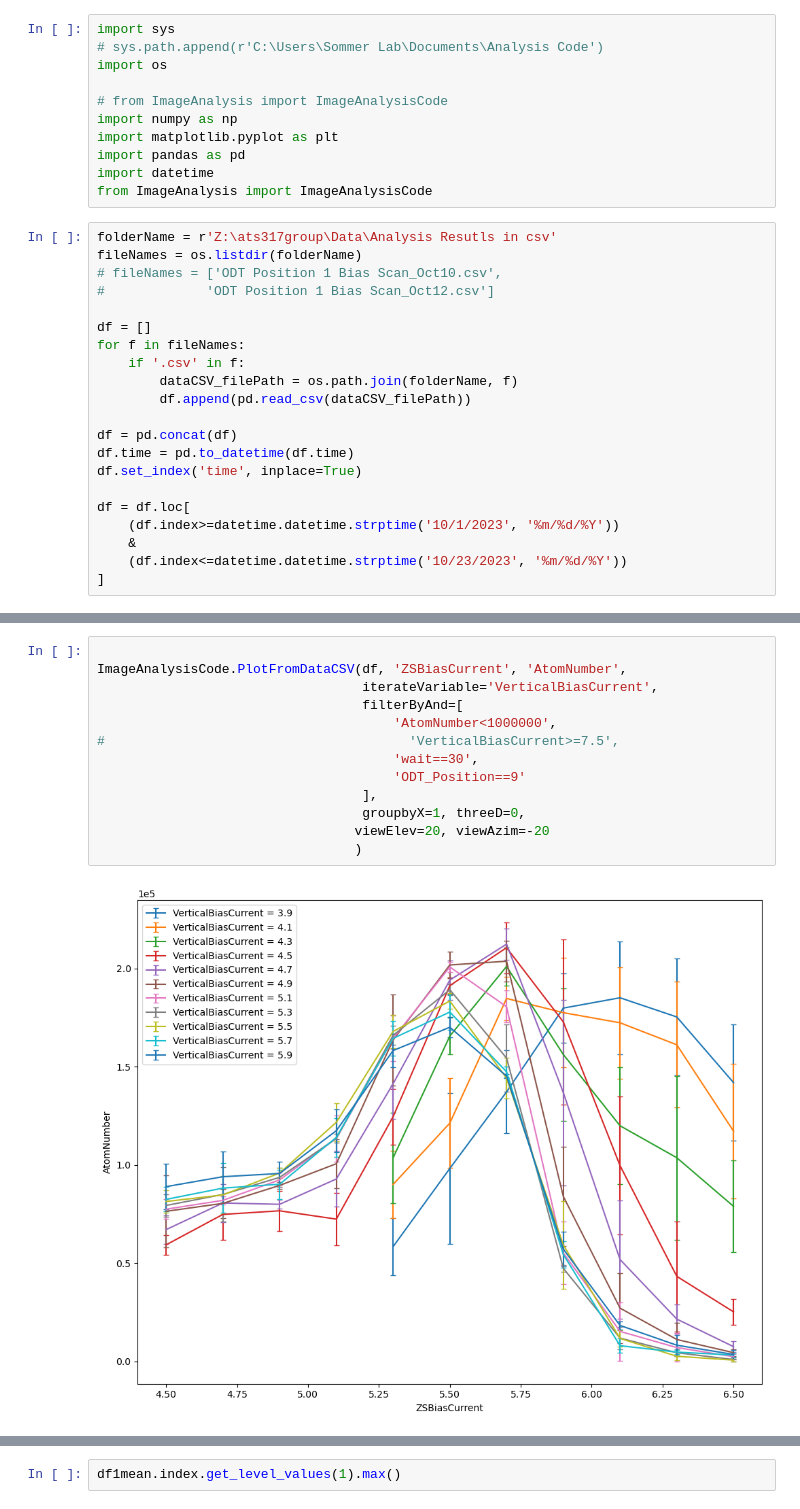
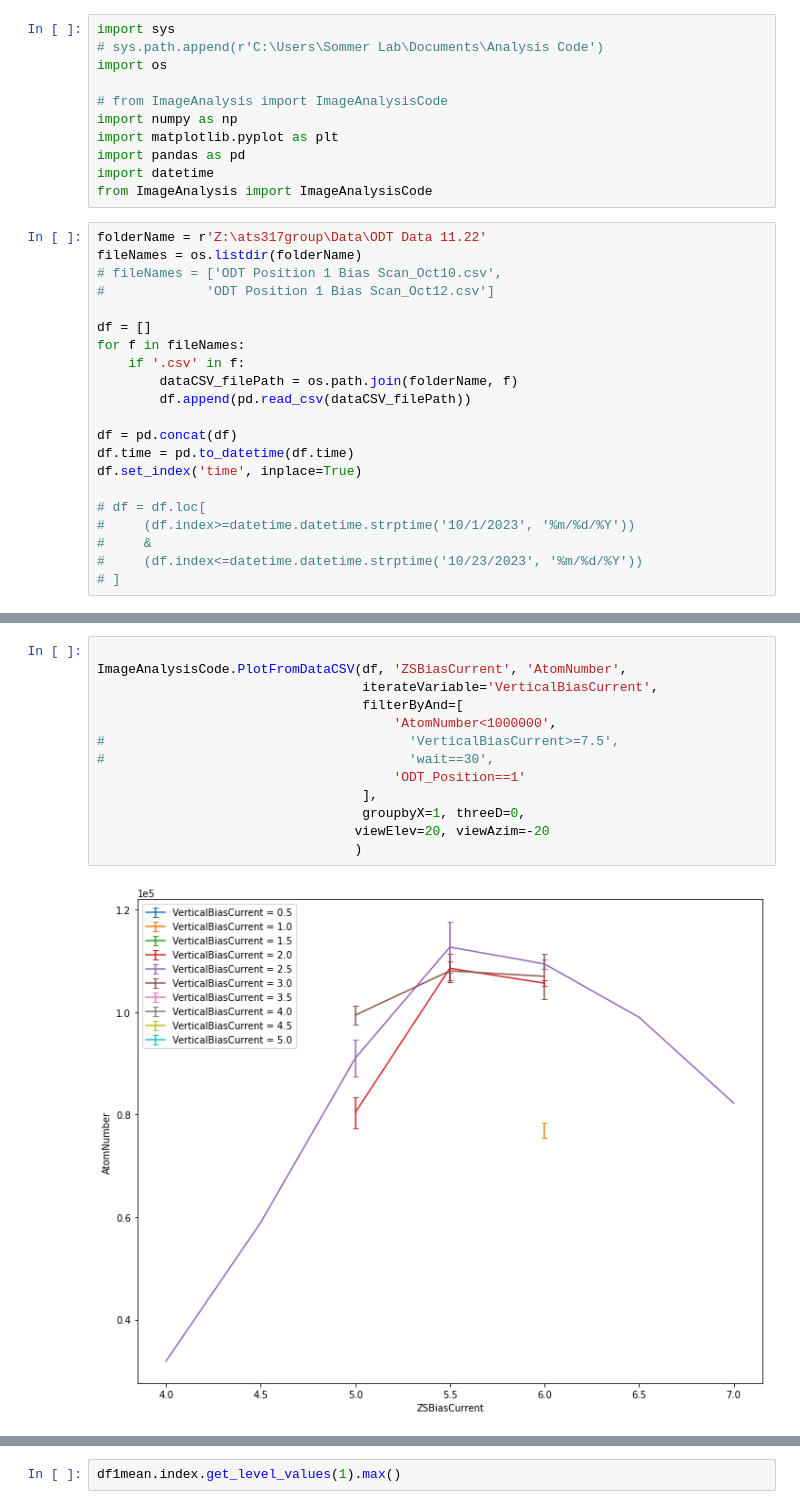
Before and after one commit to insommer/AnalysisCode, a Jupyter notebook: Applications/Result Analysis.ipynb, the cells around one changed output, grey strips where cells are left out. Saved outputs shown, nothing was run; the diff lists cells and outputs as text.

Commit message:
Process the bias scan data 11/22

```diff
--- a/Applications/Result Analysis.ipynb
+++ b/Applications/Result Analysis.ipynb
@@ -14,7 +14,7 @@ import pandas as pd
 import datetime
 from ImageAnalysis import ImageAnalysisCode
 # %%
-folderName = r'Z:\ats317group\Data\Analysis Resutls in csv'
+folderName = r'Z:\ats317group\Data\ODT Data 11.22'
 fileNames = os.listdir(folderName)
 # fileNames = ['ODT Position 1 Bias Scan_Oct10.csv',
 #             'ODT Position 1 Bias Scan_Oct12.csv']
@@ -29,8 +29,8 @@ df = pd.concat(df)
 df.time = pd.to_datetime(df.time)
 df.set_index('time', inplace=True)
 
-df = df.loc[
-    (df.index>=datetime.datetime.strptime('10/1/2023', '%m/%d/%Y'))
-    &
-    (df.index<=datetime.datetime.strptime('10/23/2023', '%m/%d/%Y'))
-]
+# df = df.loc[
+#     (df.index>=datetime.datetime.strptime('10/1/2023', '%m/%d/%Y'))
+#     &
+#     (df.index<=datetime.datetime.strptime('10/23/2023', '%m/%d/%Y'))
+# ]
@@ -54,15 +54,15 @@ df
 # %%
 
 ImageAnalysisCode.PlotFromDataCSV(df, 'ZSBiasCurrent', 'AtomNumber',
                                   iterateVariable='VerticalBiasCurrent',
                                   filterByAnd=[
                                       'AtomNumber<1000000',
 #                                       'VerticalBiasCurrent>=7.5',
-                                      'wait==30',
-                                      'ODT_Position==9'
+#                                       'wait==30',
+                                      'ODT_Position==1'
                                   ],
                                   groupbyX=1, threeD=0,
                                  viewElev=20, viewAzim=-20
                                  )
 # %% [output]
-[figure, old version]
+[figure, new version]
```
Also changed, not shown: parts of 18 cells of this notebook.
